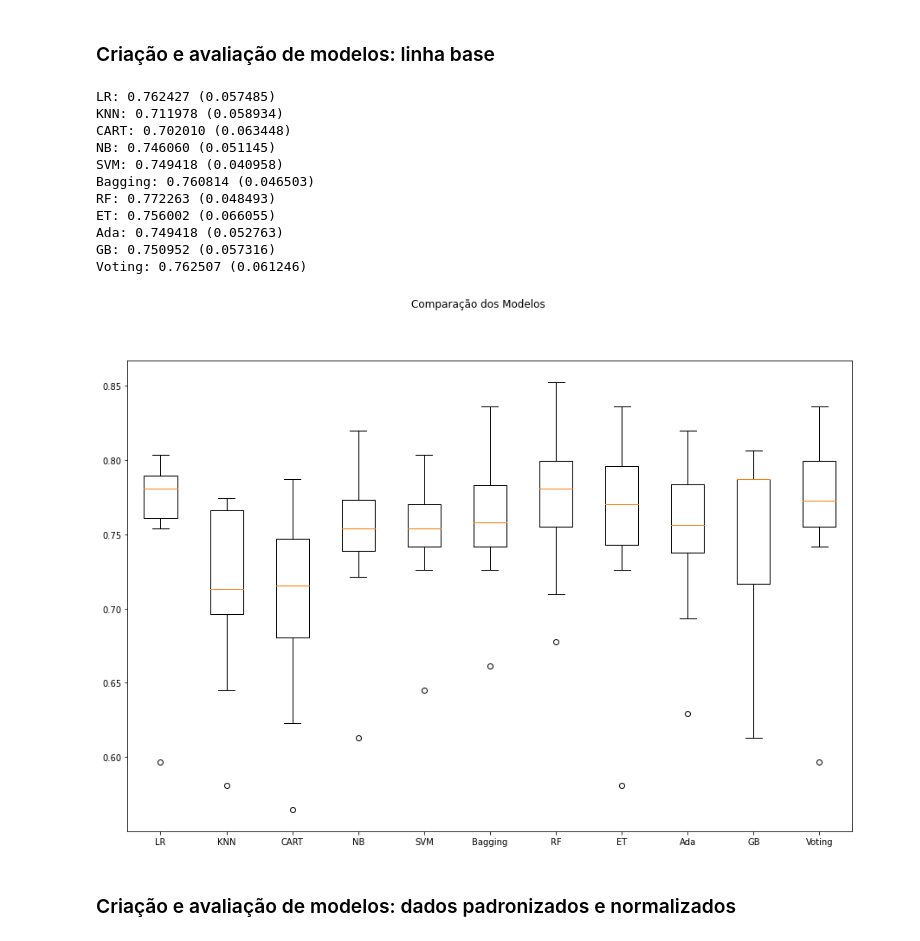
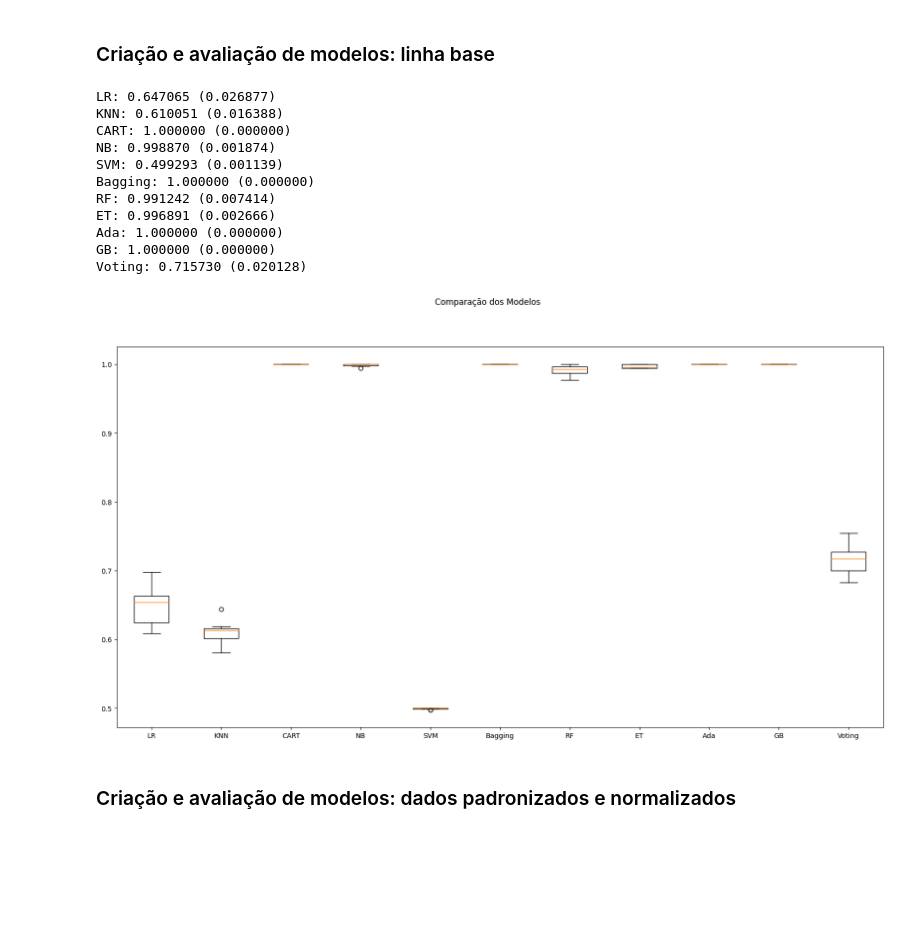
Before and after one commit to gssilva904/MVP2, a Jupyter notebook: MVP_GABRIEL.ipynb, the cells around one changed output. Drawn from its saved outputs; the diff is of its cells as text; code cells hidden in the pictures; blank space fills up the shorter version.

```diff
--- a/MVP_GABRIEL.ipynb
+++ b/MVP_GABRIEL.ipynb
@@ -38,12 +38,11 @@ from sklearn.ensemble import GradientBoostingClassifier
 ## Carga do Dataset
 # %%
 # Informa a URL de importação do dataset
-url = "https://drive.google.com/file/d/1KgEU7NrsAkCZnnnihHGxh62zJW0Zquo7/view?usp=sharing"
+url = "https://raw.githubusercontent.com/gssilva904/MVP2/main/data.csv"
 
 # Lê o arquivo
-dataset = pd.read_csv(url, sep='\t')
+dataset = pd.read_csv(url, delimiter=':')
 
 # Mostra as primeiras linhas do dataset
-
-print(dataset)
+dataset.head()
 # %% [output]
@@ -88,13 +61,13 @@ seed = 7 # semente aleatória
 
 # Separação em conjuntos de treino e teste
 array = dataset.values
-X = array[:,0:8]
-y = array[:,8]
+X = array[:,0:37]
+y = array[:,36]
 X_train, X_test, y_train, y_test = train_test_split(X, y,
     test_size=test_size, shuffle=True, random_state=seed, stratify=y) # holdout com estratificação
 
 # Parâmetros e partições da validação cruzada
-scoring = 'accuracy'
+scoring='accuracy'
 num_particoes = 10
 kfold = StratifiedKFold(n_splits=num_particoes, shuffle=True, random_state=seed) # validação cruzada com estratificação
 # %% [markdown]
@@ -128,46 +101,46 @@ bases.append(('cart', model2))
 model3 = SVC()
 bases.append(('svm', model3))
 
 # Criando os ensembles e adicionando-os na lista de modelos
 models.append(('Bagging', BaggingClassifier(base_estimator=base, n_estimators=num_trees)))
 models.append(('RF', RandomForestClassifier(n_estimators=num_trees, max_features=max_features)))
 models.append(('ET', ExtraTreesClassifier(n_estimators=num_trees, max_features=max_features)))
 models.append(('Ada', AdaBoostClassifier(n_estimators=num_trees)))
 models.append(('GB', GradientBoostingClassifier(n_estimators=num_trees)))
 models.append(('Voting', VotingClassifier(bases)))
 
 # Listas para armazenar os resultados
 results = []
 names = []
 
 # Avaliação dos modelos
 for name, model in models:
     cv_results = cross_val_score(model, X_train, y_train, cv=kfold, scoring=scoring)
     results.append(cv_results)
     names.append(name)
     msg = "%s: %f (%f)" % (name, cv_results.mean(), cv_results.std())
     print(msg)
 
 # Boxplot de comparação dos modelos
-fig = plt.figure(figsize=(15,10))
+fig = plt.figure(figsize=(20,10))
 fig.suptitle('Comparação dos Modelos')
 ax = fig.add_subplot(111)
 plt.boxplot(results)
 ax.set_xticklabels(names)
 plt.show()
 # %% [output]
-LR: 0.762427 (0.057485)
-KNN: 0.711978 (0.058934)
-CART: 0.702010 (0.063448)
-NB: 0.746060 (0.051145)
-SVM: 0.749418 (0.040958)
-Bagging: 0.760814 (0.046503)
-RF: 0.772263 (0.048493)
-ET: 0.756002 (0.066055)
-Ada: 0.749418 (0.052763)
-GB: 0.750952 (0.057316)
-Voting: 0.762507 (0.061246)
+LR: 0.647065 (0.026877)
+KNN: 0.610051 (0.016388)
+CART: 1.000000 (0.000000)
+NB: 0.998870 (0.001874)
+SVM: 0.499293 (0.001139)
+Bagging: 1.000000 (0.000000)
+RF: 0.991242 (0.007414)
+ET: 0.996891 (0.002666)
+Ada: 1.000000 (0.000000)
+GB: 1.000000 (0.000000)
+Voting: 0.715730 (0.020128)
-[figure, old version]
+[figure, new version]
 # %% [markdown]
 ### Criação e avaliação de modelos: dados padronizados e normalizados
 # %%
```
Also changed, not shown: parts of 6 cells of this notebook.
